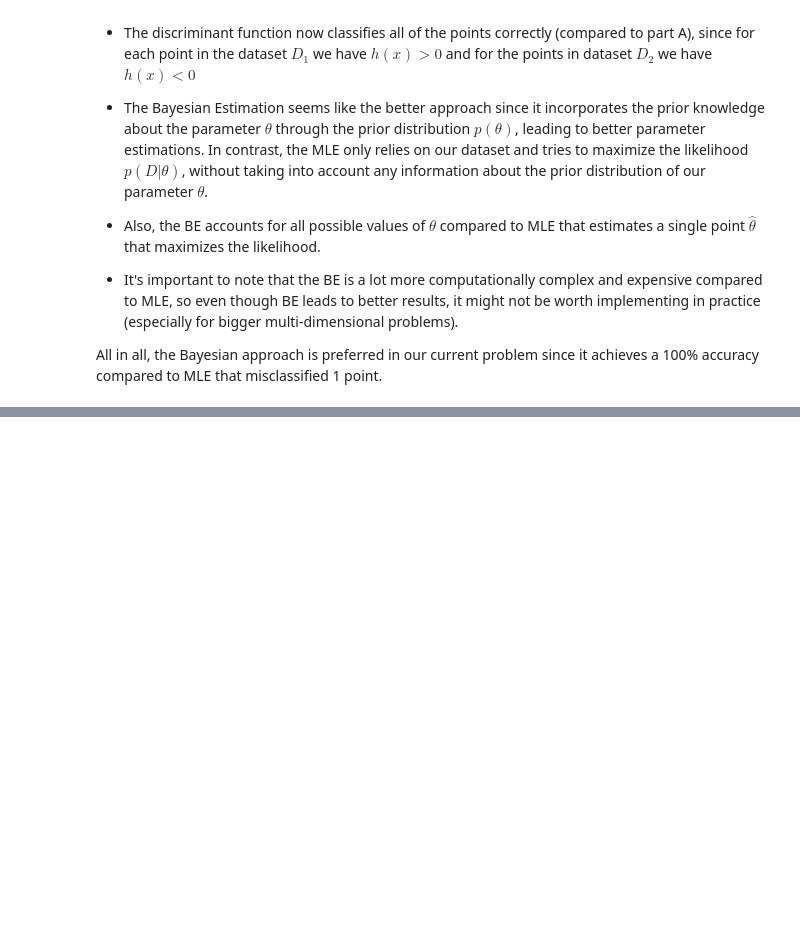
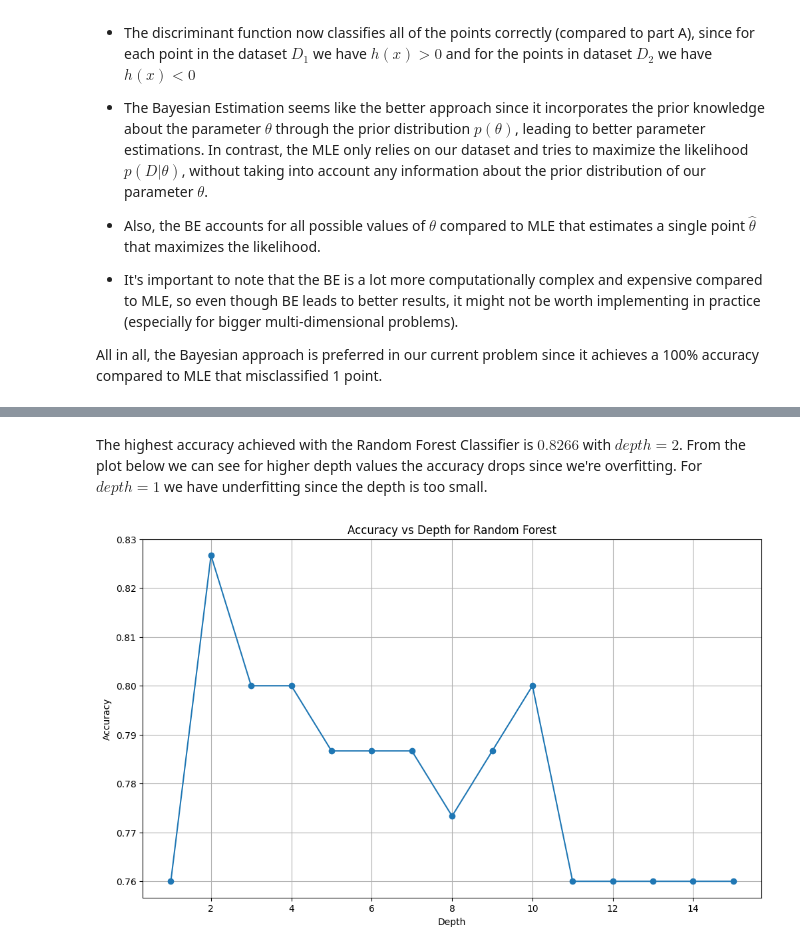
Before and after one commit to NontasBak/PR-Machine-Learning, a Jupyter notebook: Team40-AC.ipynb, the cells around one changed output, grey strips where cells are left out. Drawn from its saved outputs; the diff is of its cells as text; code cells hidden in the pictures; blank space fills up the shorter version.

```diff
--- a/Team40-AC.ipynb
+++ b/Team40-AC.ipynb
@@ -199,0 +315,14 @@ All in all, the Bayesian approach is preferred in our current problem since it a
+# %% [markdown]
+The highest accuracy achieved with the Random Forest Classifier is $0.8266$ with $depth=2$. From the plot below we can see for higher depth values the accuracy drops since we're overfitting. For $depth=1$ we have underfitting since the depth is too small.
+# %%
+depth_values_rf, accuracy_values_rf = zip(*depth_accuracy_rf_values)
+
+plt.figure(figsize=(12, 7))
+plt.plot(depth_values_rf, accuracy_values_rf, marker='o')
+plt.xlabel('Depth')
+plt.ylabel('Accuracy')
+plt.title('Accuracy vs Depth for Random Forest')
+plt.grid(True)
+plt.show()
+# %% [output]
+[figure, added]
```
Also changed, not shown: parts of 23 cells of this notebook.
